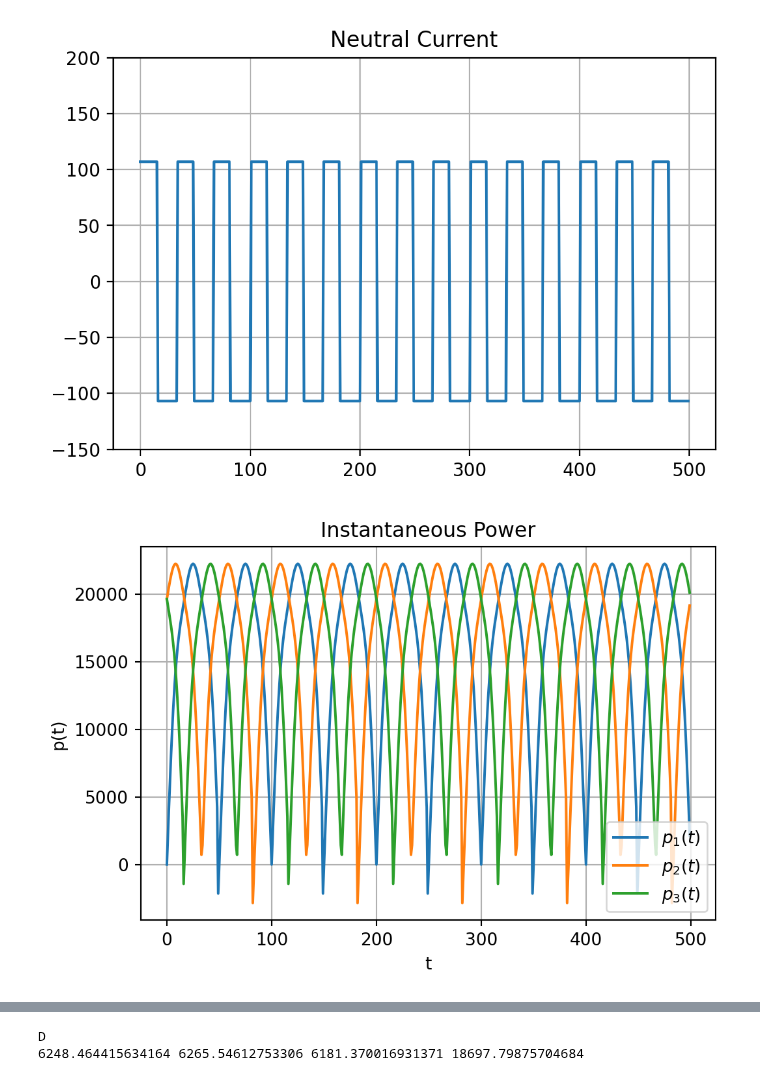
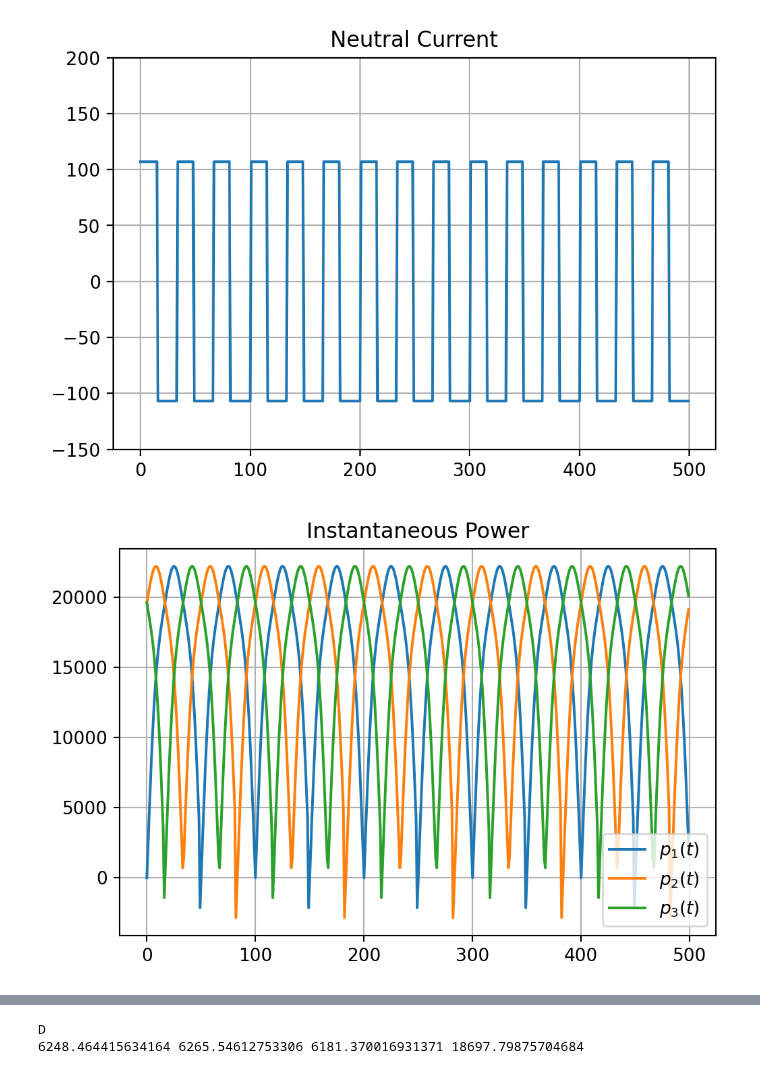
Before and after one commit to DnelZpt/line_analyzer, a Jupyter notebook: final_project.ipynb, the cells around one changed output, grey strips where cells are left out. Cells and saved outputs as stored; diff of their text form; code cells hidden in the pictures.

```diff
--- a/final_project.ipynb
+++ b/final_project.ipynb
@@ -173,36 +173,34 @@ plt.figure(dpi=190)
 plt.plot(p1ins, label="$p_1(t)$")
 plt.plot(p2ins, label="$p_2(t)$")
 plt.plot(p3ins, label="$p_3(t)$")
 plt.legend()
 plt.title("Instantaneous Power")
-plt.xlabel("t")
-plt.ylabel("p(t)")
 plt.grid()
 plt.show()
 
 # Active power for each phase
 p1 = activePower(v1, i1)
 p2 = activePower(v2, i2)
 p3 = activePower(v3, i3)
 
 pt = p1 + p2 + p3
 
 # Apparent power for each phase80.23311157182988 80.23311157183106 80.23311157183106
 s1 = v1_rms * i1_rms
 s2 = v2_rms * i2_rms
 s3 = v3_rms * i3_rms
 
 # Fryze reactive power for each phase
 q1 = reactivePower(v1, i1)
 q2 = reactivePower(v2, i2)
 q3 = reactivePower(v3, i3)
 
 qt = q1 + q2 + q3
 
 
 st = np.sqrt(pt ** 2 + qt ** 2)
 # %% [output]
-[figure, old version]
+[figure, new version]
 # %%
 # Potencia fasorial del sistema
 sfas = pt + qt * 1j
```
Also changed, not shown: parts of 3 cells of this notebook.
